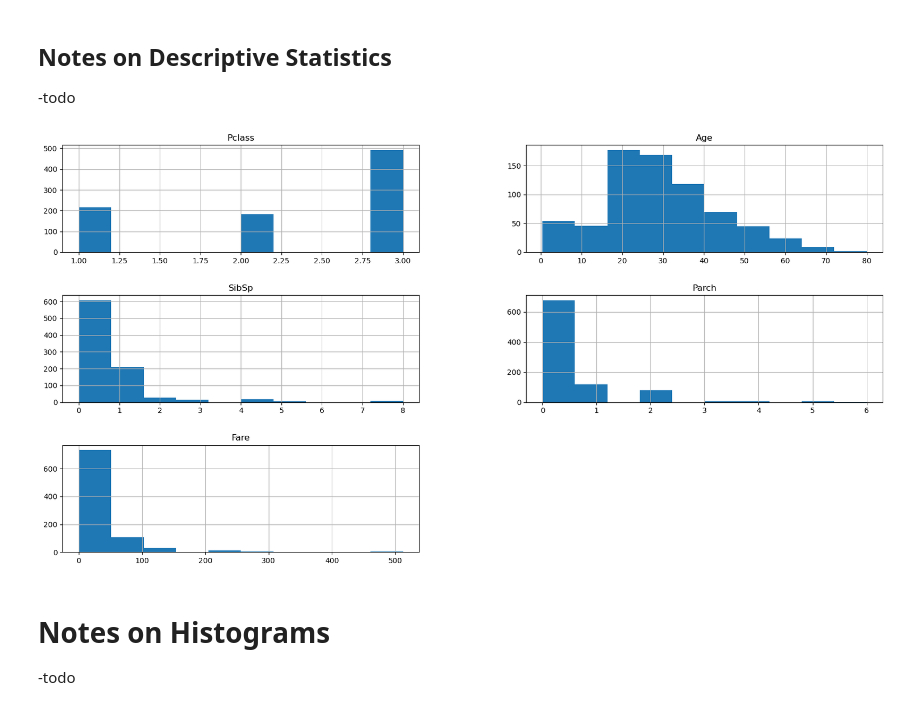
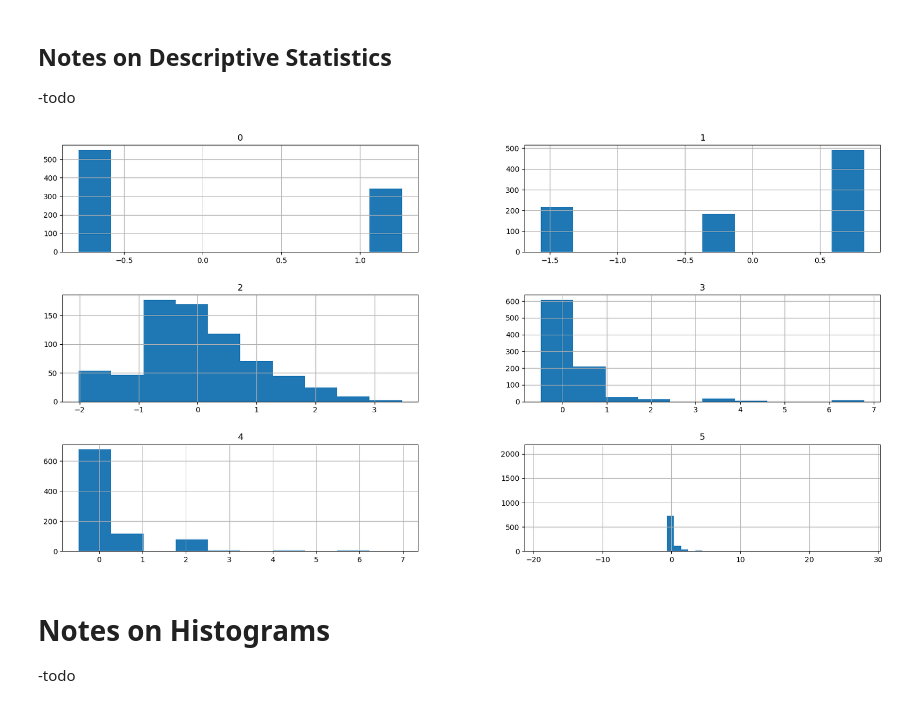
Before and after one commit to aelichung/ml-titanic, a Jupyter notebook: CIS053 Final - ML titanic.ipynb, the cells around one changed output. Cells and saved outputs as stored; diff of their text form; code cells hidden in the pictures.

```diff
--- a/CIS053 Final - ML titanic.ipynb
+++ b/CIS053 Final - ML titanic.ipynb
@@ -149,2 +149,6 @@ max      3.00   80.00    8.00    6.00  512.33
 # %% [markdown]
 ## EDA with Standardized Data
+# %%
+data_stan = pd.DataFrame(StandardScaler().fit_transform(x_clean))
+
+data_stan.describe()
@@ -153,12 +167,12 @@ max      3.00   80.00    8.00    6.00  512.33
 -todo
 # %%
 ## histograms
-train_data.hist(figsize = (20, 10))
+data_stan.hist(figsize = (20, 10))
 plt.margins(2,2)
 plt.subplots_adjust(hspace = 0.4)
 plt.show()
 # %% [output]
-[figure, old version]
+[figure, new version]
 # %% [markdown]
 # Notes on Histograms
 -todo
```
Also changed, not shown: parts of 14 cells of this notebook.
